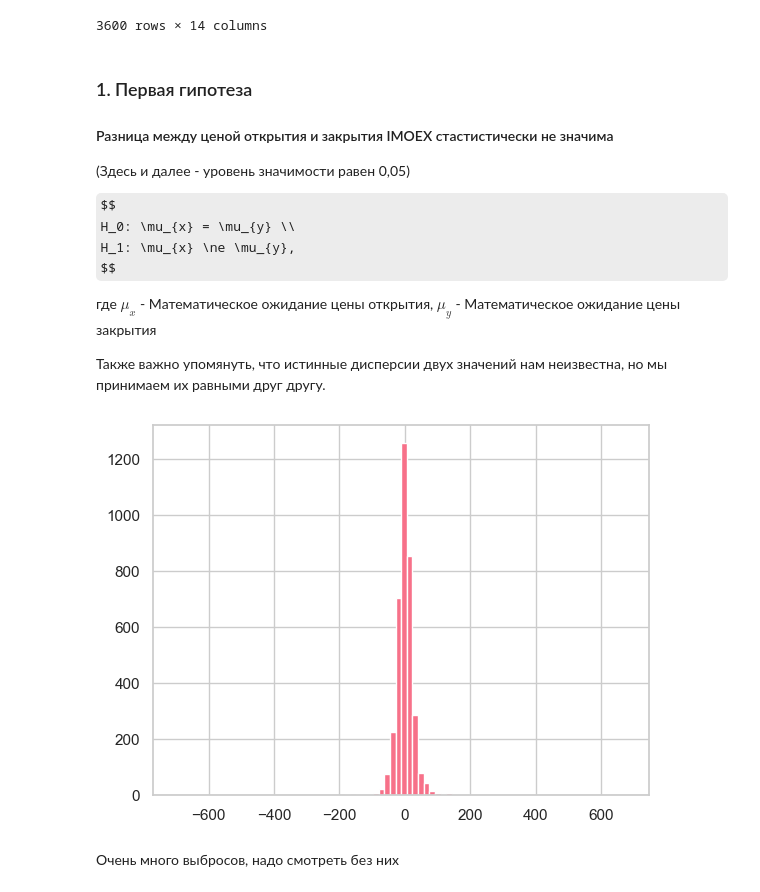
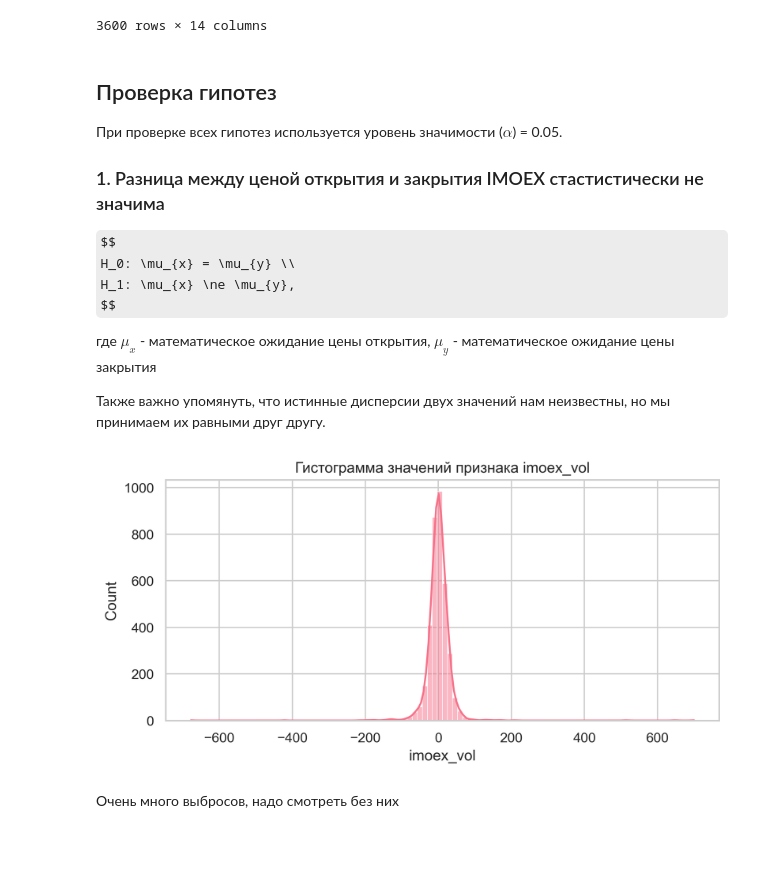
Before and after one commit to evelinakolomoets/andan_project, a Jupyter notebook: step06_hypotheses.ipynb, the cells around one changed output. Drawn from its saved outputs; the diff is of its cells as text; code cells hidden in the pictures; some formulas as TeX source; blank space fills up the shorter version.

```diff
--- a/step06_hypotheses.ipynb
+++ b/step06_hypotheses.ipynb
@@ -32,27 +32,27 @@ df
 | 01.03.2023 | 74.8932 | 4379.07 | 7.5 | 4.65 | 2258.89 | 2279.65 | 100.37 | 99.946986 | workday | ... |
 3600 rows × 14 columns
 # %% [markdown]
-### 1. Первая гипотеза
-#### Разница между ценой открытия и закрытия IMOEX стастистически не значима
-
-(Здесь и далее - уровень значимости равен 0,05)
-
+## Проверка гипотез
+При проверке всех гипотез используется уровень значимости ($\alpha$) = 0.05.
+### 1. Разница между ценой открытия и закрытия IMOEX стастистически не значима
 
 $$
 H_0: \mu_{x} = \mu_{y} \\
 H_1: \mu_{x} \ne \mu_{y},
 $$
 
-где $\mu_{x}$ - Математическое ожидание цены открытия, $\mu_{y}$ - Математическое ожидание цены закрытия
+где $\mu_{x}$ - математическое ожидание цены открытия, $\mu_{y}$ - математическое ожидание цены закрытия
 
-Также важно упомянуть, что истинные дисперсии двух значений нам неизвестна, но мы принимаем их равными друг другу.
+Также важно упомянуть, что истинные дисперсии двух значений нам неизвестны, но мы принимаем их равными друг другу.
 # %%
 ##Посмотрим на график разницы для проверки на нормальность
 
-diff = df.imoex_open - df.imoex_close
-plt.hist(diff, bins = 80);
+plt.figure(figsize=(8,3.5), dpi=300)
+
+plt.title('Гистограмма значений признака imoex_vol')
+sns.histplot(df.imoex_vol, bins=100, kde=True);
 # %% [output]
-[figure, old version]
+[figure, new version]
 # %% [markdown]
 Очень много выбросов, надо смотреть без них
 # %%
```
Also changed, not shown: parts of 36 cells of this notebook.
